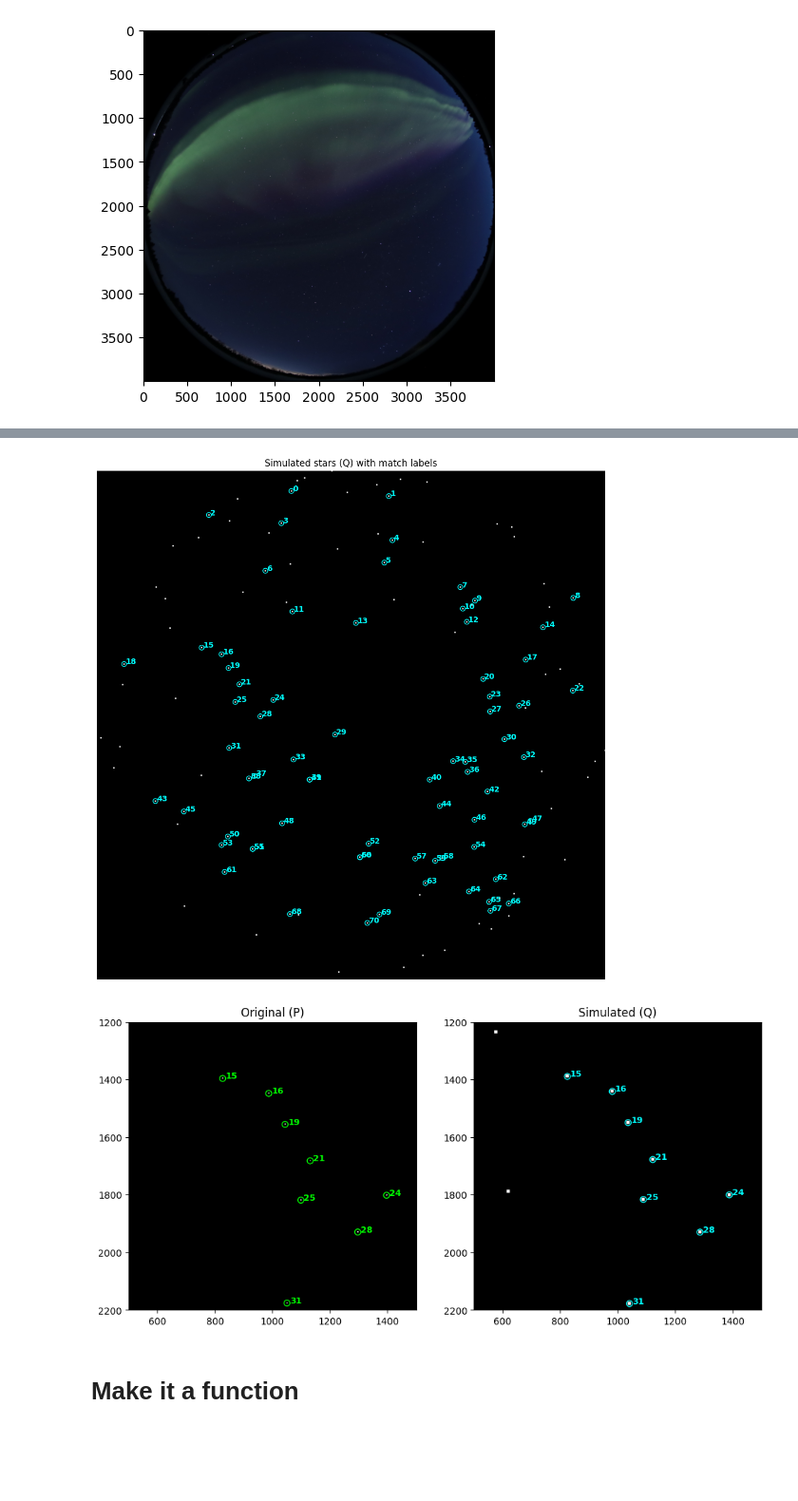
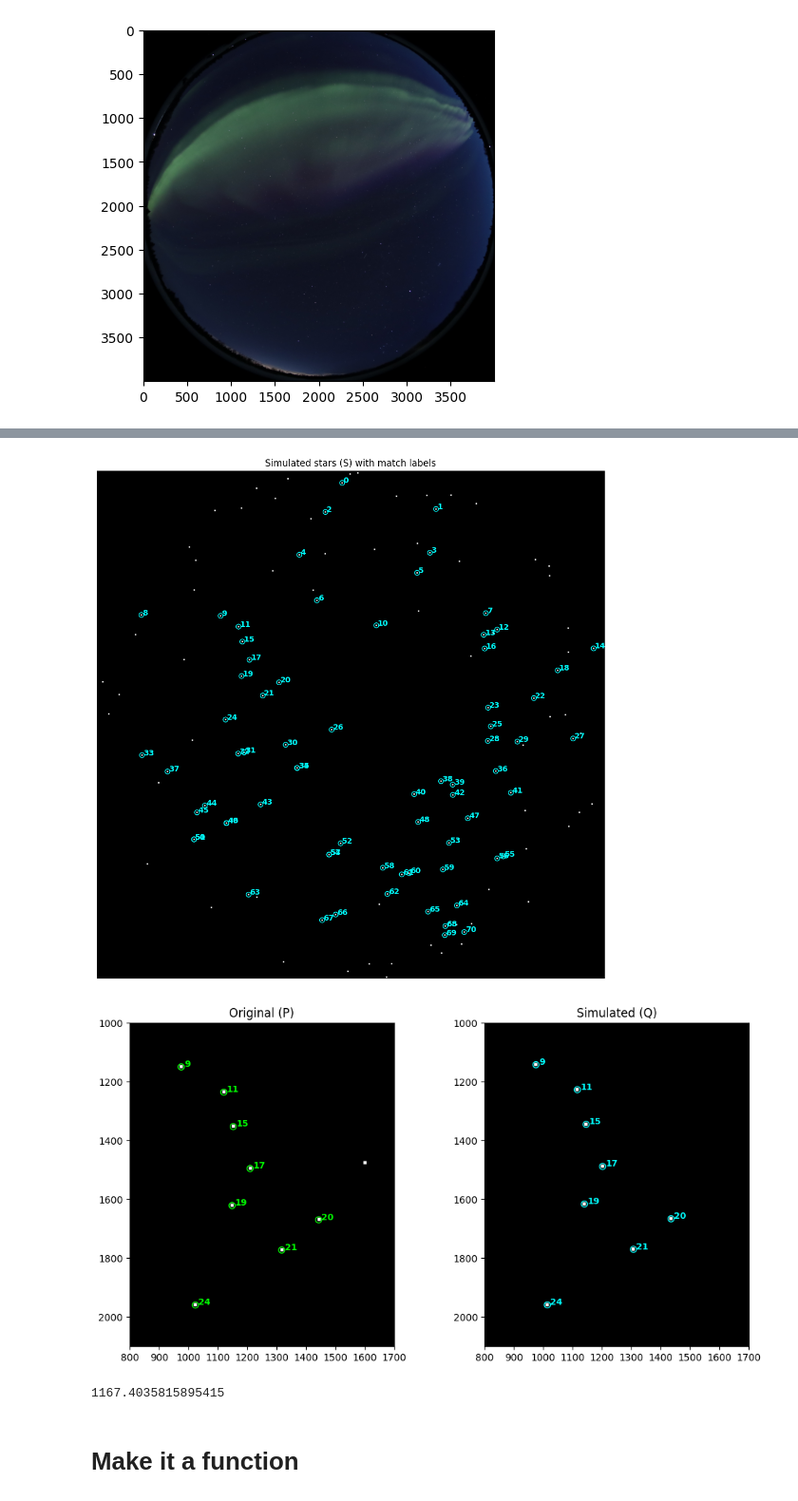
Before and after one commit to nina-ss/asi-starfield-calibration, a Jupyter notebook: notebook.ipynb, the cells around one changed output, grey strips where cells are left out. Shown at 95% size. Drawn from its saved outputs; the diff is of its cells as text; code cells hidden in the pictures; blank space fills up the shorter version.

```diff
--- a/notebook.ipynb
+++ b/notebook.ipynb
@@ -128,19 +118,19 @@ plt.imshow(sim_img_distorted, cmap='gray')
 # %%
 # Distance matrix computation
 
-m = len(P)
-n = len(Q)
+m = len(O)
+n = len(S)
 
 onesM = np.ones(shape=(m, 1))
 onesN = np.ones(shape=(n, 1))
 
-a = np.diag(np.dot(P, P.T))
-b = np.diag(np.dot(Q, Q.T))
+a = np.diag(np.dot(O, O.T))
+b = np.diag(np.dot(S, S.T))
 
 a = a[:, None]
 b = b[:, None]
 
-D = np.sqrt(np.matmul(a, onesN.T) + np.matmul(onesM, b.T) - 2 * np.matmul(P, Q.T))
+D = np.sqrt(np.matmul(a, onesN.T) + np.matmul(onesM, b.T) - 2 * np.matmul(O, S.T))
 
 print(D.shape)
 # %% [output]
@@ -171,11 +161,11 @@ print(filtered_matches.shape, total_dist_filt)
 
 plt.figure(figsize=(12, 12))
 plt.imshow(ori_img_binary, cmap='gray')
-plt.title("Original stars (P) with match labels")
+plt.title("Original stars (O) with match labels")
 plt.axis('off')
 
 for idx, (i, j, dist_ij) in enumerate(filtered_matches):
-    x, y = P[int(i)]
+    x, y = O[int(i)]
     plt.scatter(x, y, s=40, edgecolors='lime', facecolors='none')
     plt.text(x + 10, y, f"{idx}", color='lime', fontsize=10, fontweight='bold')
 # %% [output]
@@ -184,46 +174,51 @@ for idx, (i, j, dist_ij) in enumerate(filtered_matches):
 # Check matched pairs in the simulated image
 
 plt.figure(figsize=(12, 12))
-plt.imshow(sim_img_distorted, cmap='gray')
-plt.title("Simulated stars (Q) with match labels")
+plt.imshow(sim_img, cmap='gray')
+plt.title("Simulated stars (S) with match labels")
 plt.axis('off')
 
 for idx, (i, j, dist_ij) in enumerate(filtered_matches):
-    x, y = Q[int(j)]
+    x, y = S[int(j)]
     plt.scatter(x, y, s=40, edgecolors='cyan', facecolors='none')
     plt.text(x + 10, y, f"{idx}", color='cyan', fontsize=10, fontweight='bold')
 # %% [output]
-[figure, old version]
+[figure, new version]
 # %%
-# Visually evaluate matching on a ground-truth we know: The Big Dipper
+# Check the Big Dipper again to see if the function works correctly
 
 fig, axes = plt.subplots(1, 2, figsize=(12,6))
+xmin, xmax = 800, 1700
+ymin, ymax = 1000, 2100
 
 # Left: original image
 axes[0].imshow(ori_img_binary, cmap='gray')
 axes[0].set_title("Original (P)")
-axes[0].set_xlim(500, 1500)
-axes[0].set_ylim(2200, 1200)
+axes[0].set_xlim(xmin, xmax)
+axes[0].set_ylim(ymax, ymin)
 for idx, (i, j, dist_ij) in enumerate(filtered_matches):
-    x, y = P[int(i)]
-    if (x >= 500) and (x <= 1500) and (y >= 1200) and (y <= 2200):
+    x, y = O[int(i)]
+    if (x >= xmin) and (x <= xmax) and (y >= ymin) and (y <= ymax):
         axes[0].scatter(x, y, s=40, edgecolors='lime', facecolors='none')
         axes[0].text(x + 10, y, f"{idx}", color='lime', fontsize=9, fontweight='bold')
 
 # Right: simulated image
-axes[1].imshow(sim_img_distorted, cmap='gray')
+axes[1].imshow(sim_img, cmap='gray')
 axes[1].set_title("Simulated (Q)")
-axes[1].set_xlim(500, 1500)
-axes[1].set_ylim(2200, 1200)
+axes[1].set_xlim(xmin, xmax)
+axes[1].set_ylim(ymax, ymin)
 for idx, (i, j, dist_ij) in enumerate(filtered_matches):
-    x, y = Q[int(j)]
-    if (x >= 500) and (x <= 1500) and (y >= 1200) and (y <= 2200):
+    x, y = S[int(j)]
+    if (x >= xmin) and (x <= xmax) and (y >= ymin) and (y <= ymax):
         axes[1].scatter(x, y, s=40, edgecolors='cyan', facecolors='none')
         axes[1].text(x + 10, y, f"{idx}", color='cyan', fontsize=9, fontweight='bold')
 
 plt.show()
+
+print(np.sum(filtered_matches[:, 2]))
 # %% [output]
-[figure, old version]
+[figure, new version]
+1167.4035815895415
 # %% [markdown]
 # **Make it a function**
 # %%
```
Also changed, not shown: parts of 24 cells of this notebook, 1 other file.
